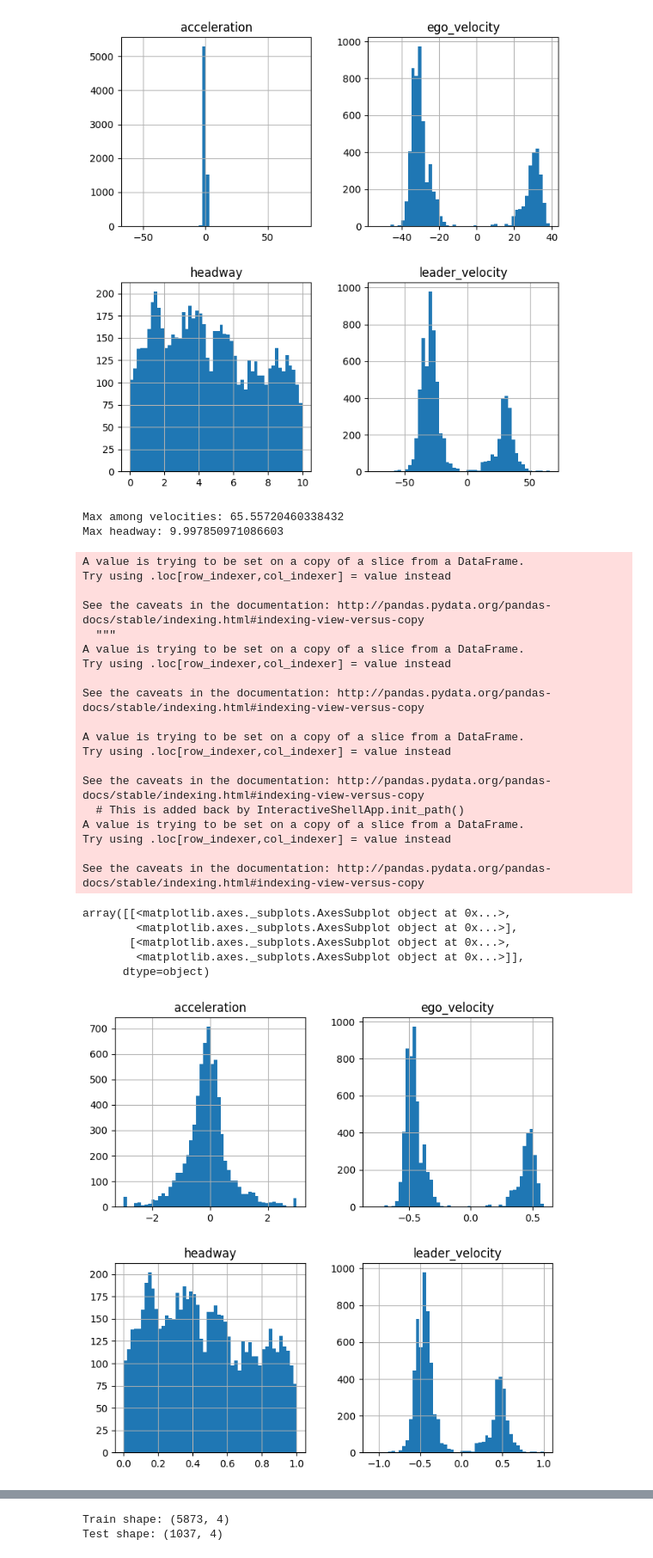
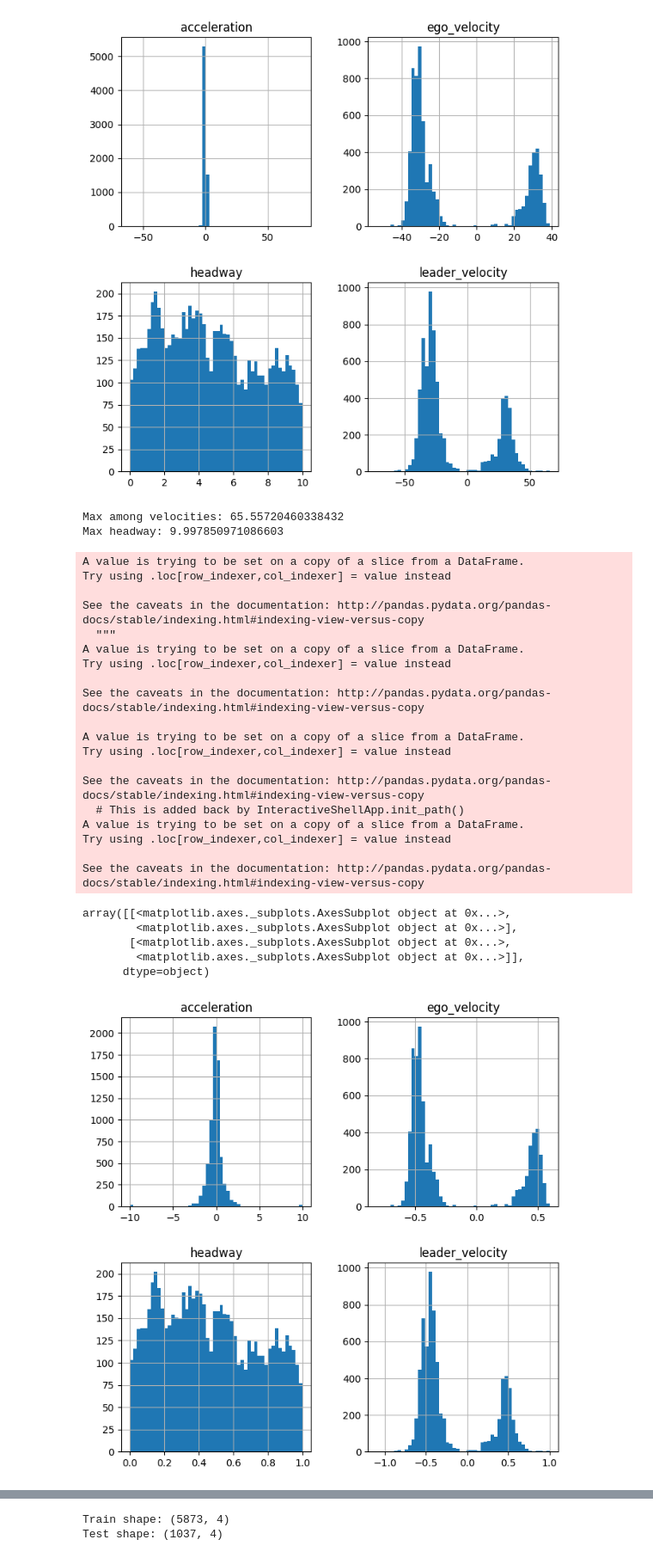
Before and after one commit to poudel-bibek/CARL, a Jupyter notebook: imitation_learning/Imitation Learning-1.ipynb, the cells around one changed output, grey strips where cells are left out. Shown at 86% size. Cells and saved outputs as stored; diff of their text form; code cells hidden in the pictures.

```diff
--- a/imitation_learning/Imitation Learning-1.ipynb
+++ b/imitation_learning/Imitation Learning-1.ipynb
@@ -180,39 +180,39 @@ max_headway = selected_df['headway'].max()
 print(f"Max headway: {max_headway}")
 selected_df['headway'] = selected_df['headway'] / max_headway
 
-# Do not normalize the acceleration. But all acceleration less than -3 are -3 and higher than +3 are +3
-selected_df['acceleration'] = selected_df['acceleration'].clip(-3, 3)
+# Do not normalize the acceleration. But all acceleration less than -10 are -10 and higher than +10 are +10
+selected_df['acceleration'] = selected_df['acceleration'].clip(-10, 10)
 
 # Plot again
 selected_df.hist(bins=50, figsize=(8,8))
 # %% [output]
 Max among velocities: 65.55720460338432
 Max headway: 9.997850971086603
 A value is trying to be set on a copy of a slice from a DataFrame.
 Try using .loc[row_indexer,col_indexer] = value instead
 
 See the caveats in the documentation: http://pandas.pydata.org/pandas-docs/stable/indexing.html#indexing-view-versus-copy
   """
 A value is trying to be set on a copy of a slice from a DataFrame.
 Try using .loc[row_indexer,col_indexer] = value instead
 
 See the caveats in the documentation: http://pandas.pydata.org/pandas-docs/stable/indexing.html#indexing-view-versus-copy
 
 A value is trying to be set on a copy of a slice from a DataFrame.
 Try using .loc[row_indexer,col_indexer] = value instead
 
 See the caveats in the documentation: http://pandas.pydata.org/pandas-docs/stable/indexing.html#indexing-view-versus-copy
   # This is added back by InteractiveShellApp.init_path()
 A value is trying to be set on a copy of a slice from a DataFrame.
 Try using .loc[row_indexer,col_indexer] = value instead
 
 See the caveats in the documentation: http://pandas.pydata.org/pandas-docs/stable/indexing.html#indexing-view-versus-copy
 array([[<matplotlib.axes._subplots.AxesSubplot object at 0x...>,
         <matplotlib.axes._subplots.AxesSubplot object at 0x...>],
        [<matplotlib.axes._subplots.AxesSubplot object at 0x...>,
         <matplotlib.axes._subplots.AxesSubplot object at 0x...>]],
       dtype=object)
-[figure, old version]
+[figure, new version]
 # %%
 print(selected_df.shape)
 selected_df.describe()
```
Also changed, not shown: parts of 3 cells of this notebook, 2 other files.
